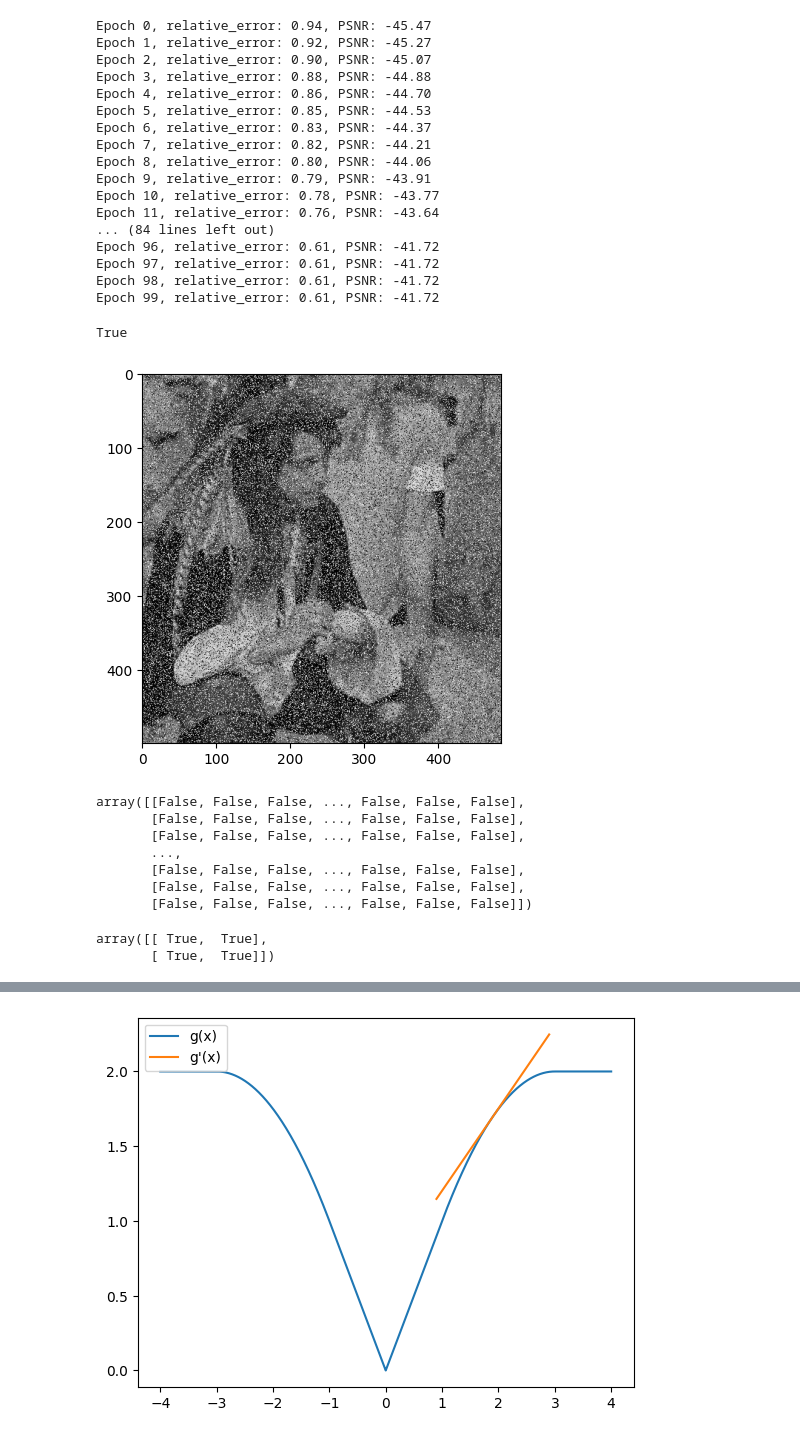
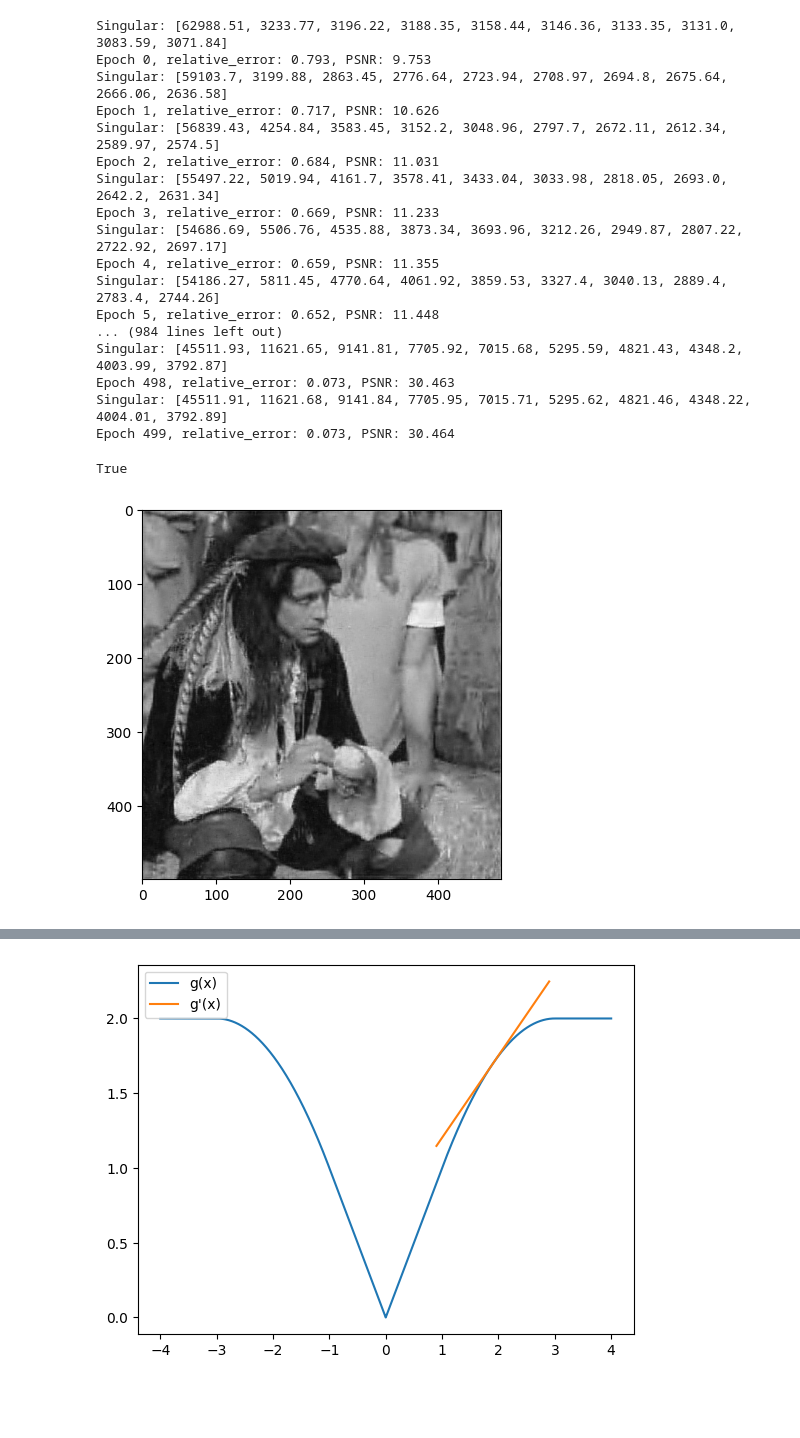
Before and after one commit to yqy2001/MLA-code, a Jupyter notebook: T2.ipynb, the cells around one changed output, grey strips where cells are left out. Saved outputs shown, nothing was run; the diff lists cells and outputs as text; code cells hidden in the pictures; blank space fills up the shorter version.

```diff
--- a/T2.ipynb
+++ b/T2.ipynb
@@ -6,7 +6,7 @@ import matplotlib.pyplot as plt
 
 image = cv2.imread('image.jpg', cv2.IMREAD_GRAYSCALE)
 m, n = image.shape  # 500, 485
-num_rand = int(0.4 * m * n)
+num_rand = int(0.5 * m * n)
 
 # salt-and-pepper noise
 rand_generator = np.random.default_rng(seed=0)
@@ -32,7 +32,7 @@ def POmega(matrix, clean_indices):
     a.flat[clean_indices] = matrix.flat[clean_indices]
     return a
 
-gamma1, gamma2 = 60, 180
+gamma1, gamma2 = 10000, 30000
 def derivative(theta, gamma1=gamma1, gamma2=gamma2):
     """
     derivative of the penalty function
@@ -42,73 +42,61 @@ def derivative(theta, gamma1=gamma1, gamma2=gamma2):
     elif theta <= gamma2:
         return (gamma2 - theta) / (gamma2 - gamma1)
     else:
         return 0
 
-beta = 50
-mu = 1 / beta
+beta = 5
+mu = 100
+lamda = mu / beta
 # X = np.copy(image_noise)
 # X = np.zeros(image_noise.shape)
 X = rand_generator.integers(0, 256, size=image_noise.shape)
 # X.flat[clean_indices] = image_noise.flat[clean_indices]
 
-for t in range(100):
+RE, PSNR = [], []
+for t in range(500):
     Ux, Sx, Vx = np.linalg.svd(X)  # (500, 500), (485,), (485, 485)
+    S_output = [round(i, 2) for i in Sx[:10]]
+    print(f"Singular: {S_output}")
+
     w = np.array([derivative(i) for i in Sx])
     Y = X - 2 * POmega(X - image_noise, clean_indices) / beta
     Uy, Sy, Vy = np.linalg.svd(Y)  # (500, 500), (485,), (485, 485)
 
     # check SVD
     # print((np.linalg.multi_dot([Uy, np.pad(np.diag(Sy), pad_width=((0, 500 - 485), (0, 0))), Vy]) - Y) <= 1e-3)
 
-    S = np.diag(Sy - mu * w)
+    S = np.diag(Sy - lamda * w)
     S[S < 0] = 0
     S = np.pad(S, pad_width=((0, 500 - 485), (0, 0)))
     X = np.linalg.multi_dot([Uy, S, Vy])
 
     relative_error = np.linalg.norm(X - image) / np.linalg.norm(image)
-    psnr = 10 * np.log10(255 ** 2 / (np.linalg.norm(X - image) ** 2 / m * n))
-    print(f"Epoch {t}, relative_error: {relative_error:.2f}, PSNR: {psnr:.2f}")
+    psnr = 10 * np.log10(255 ** 2 / (np.linalg.norm(X - image) ** 2 / (m * n)))
+    RE.append(relative_error)
+    PSNR.append(psnr)
+    print(f"Epoch {t}, relative_error: {relative_error:.3f}, PSNR: {psnr:.3f}")
     if relative_error <= 1e-3:
         break
 
 plt.imshow(X, cmap='gray')
 cv2.imwrite('image_recover-full_random_init.jpg', X)
 # %% [output]
-Epoch 0, relative_error: 0.94, PSNR: -45.47
-Epoch 1, relative_error: 0.92, PSNR: -45.27
-Epoch 2, relative_error: 0.90, PSNR: -45.07
-Epoch 3, relative_error: 0.88, PSNR: -44.88
-Epoch 4, relative_error: 0.86, PSNR: -44.70
-Epoch 5, relative_error: 0.85, PSNR: -44.53
-Epoch 6, relative_error: 0.83, PSNR: -44.37
-Epoch 7, relative_error: 0.82, PSNR: -44.21
-Epoch 8, relative_error: 0.80, PSNR: -44.06
-Epoch 9, relative_error: 0.79, PSNR: -43.91
-Epoch 10, relative_error: 0.78, PSNR: -43.77
-Epoch 11, relative_error: 0.76, PSNR: -43.64
-... (84 lines left out)
-Epoch 96, relative_error: 0.61, PSNR: -41.72
-Epoch 97, relative_error: 0.61, PSNR: -41.72
-Epoch 98, relative_error: 0.61, PSNR: -41.72
-Epoch 99, relative_error: 0.61, PSNR: -41.72
+Singular: [62988.51, 3233.77, 3196.22, 3188.35, 3158.44, 3146.36, 3133.35, 3131.0, 3083.59, 3071.84]
+Epoch 0, relative_error: 0.793, PSNR: 9.753
+Singular: [59103.7, 3199.88, 2863.45, 2776.64, 2723.94, 2708.97, 2694.8, 2675.64, 2666.06, 2636.58]
+Epoch 1, relative_error: 0.717, PSNR: 10.626
+Singular: [56839.43, 4254.84, 3583.45, 3152.2, 3048.96, 2797.7, 2672.11, 2612.34, 2589.97, 2574.5]
+Epoch 2, relative_error: 0.684, PSNR: 11.031
+Singular: [55497.22, 5019.94, 4161.7, 3578.41, 3433.04, 3033.98, 2818.05, 2693.0, 2642.2, 2631.34]
+Epoch 3, relative_error: 0.669, PSNR: 11.233
+Singular: [54686.69, 5506.76, 4535.88, 3873.34, 3693.96, 3212.26, 2949.87, 2807.22, 2722.92, 2697.17]
+Epoch 4, relative_error: 0.659, PSNR: 11.355
+Singular: [54186.27, 5811.45, 4770.64, 4061.92, 3859.53, 3327.4, 3040.13, 2889.4, 2783.4, 2744.26]
+Epoch 5, relative_error: 0.652, PSNR: 11.448
+... (984 lines left out)
+Singular: [45511.93, 11621.65, 9141.81, 7705.92, 7015.68, 5295.59, 4821.43, 4348.2, 4003.99, 3792.87]
+Epoch 498, relative_error: 0.073, PSNR: 30.463
+Singular: [45511.91, 11621.68, 9141.84, 7705.95, 7015.71, 5295.62, 4821.46, 4348.22, 4004.01, 3792.89]
+Epoch 499, relative_error: 0.073, PSNR: 30.464
 True
-[figure, old version]
+[figure, new version]
-# %%
-Uy, Sy, Vy = np.linalg.svd(Y)
-S = np.pad(np.diag(Sy), pad_width=((0, 500 - 485), (0, 0)))
-np.linalg.multi_dot([Uy, S, Vy.T]) == Y
-# %% [output]
-array([[False, False, False, ..., False, False, False],
-       [False, False, False, ..., False, False, False],
-       [False, False, False, ..., False, False, False],
-       ...,
-       [False, False, False, ..., False, False, False],
-       [False, False, False, ..., False, False, False],
-       [False, False, False, ..., False, False, False]])
-# %%
-A = np.array([[1, 2], [3, 4]])
-U, S, V = np.linalg.svd(A)
-(np.dot(U, np.dot(np.diag(S), V)) - A) <= 0.0001
-# %% [output]
-array([[ True,  True],
-       [ True,  True]])
```
Also changed, not shown: parts of 4 cells of this notebook, 6 other files.
